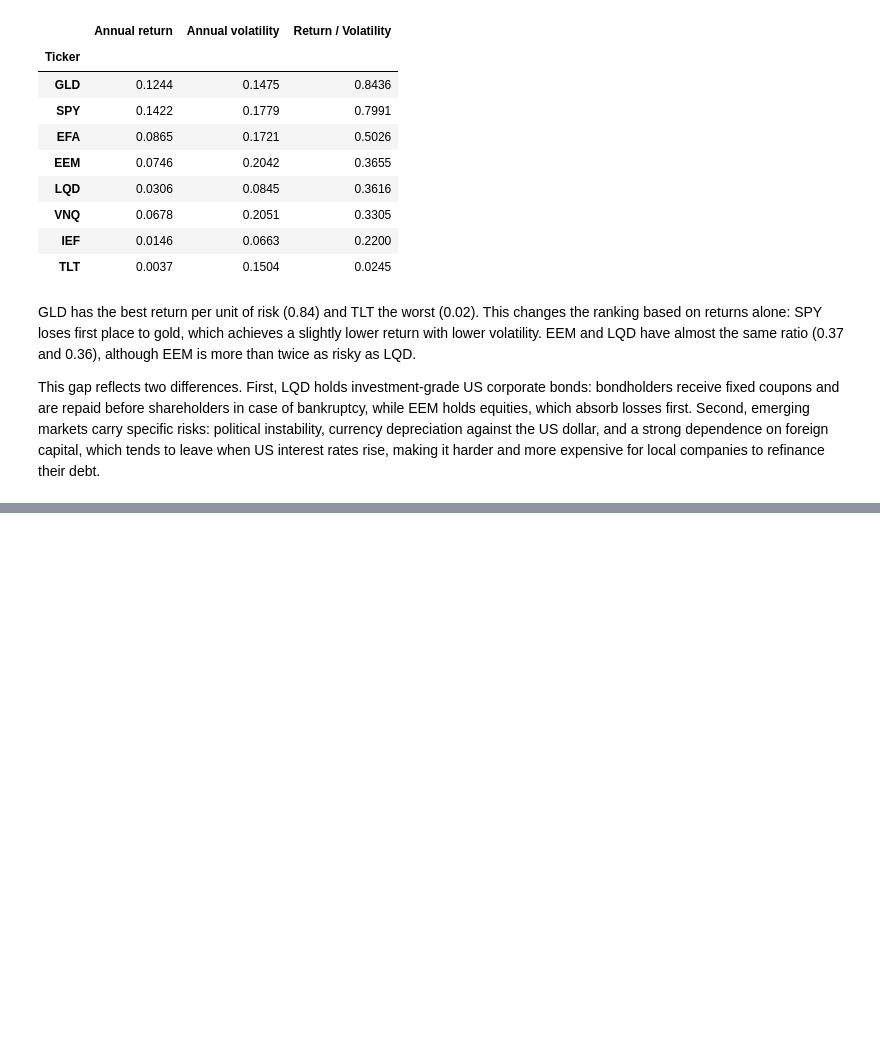
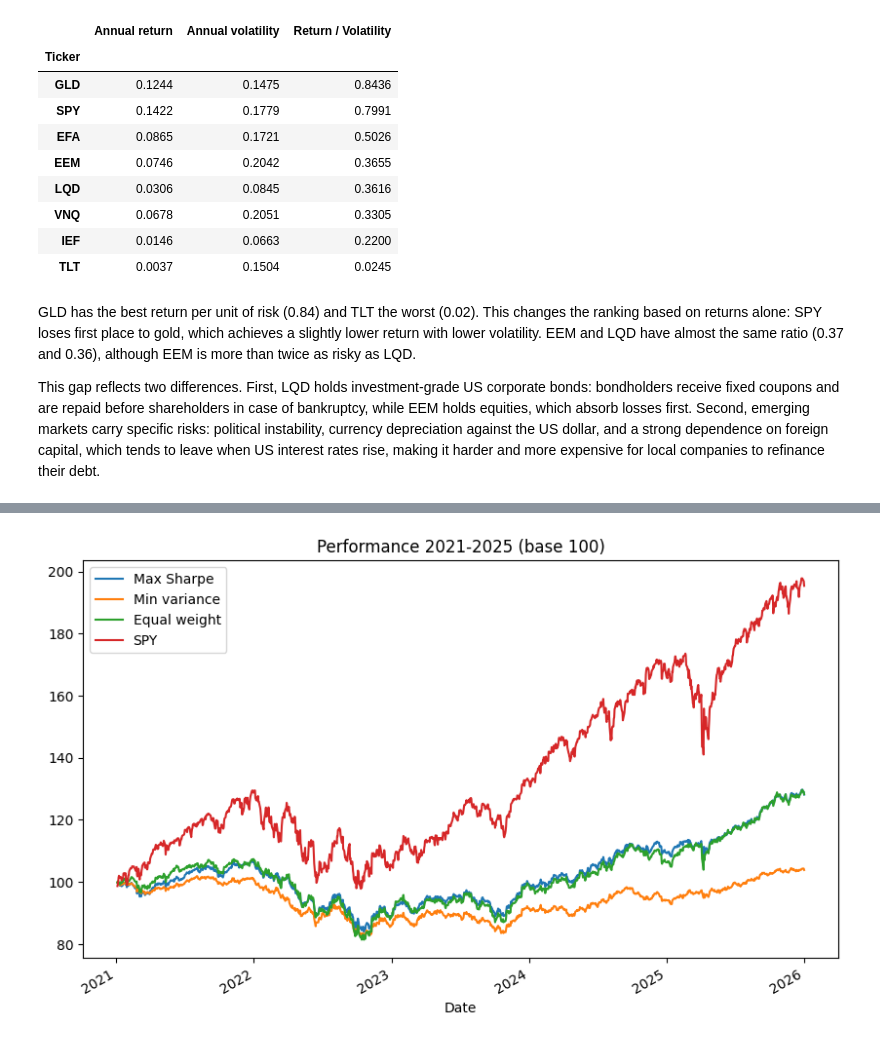
Before and after one commit to Elso-Palluault/portfolio-optimization, a Jupyter notebook: portfolio_optimization.ipynb, the cells around one changed output, grey strips where cells are left out. Cells and saved outputs as stored; diff of their text form; code cells hidden in the pictures; blank space fills up the shorter version.

```diff
--- a/portfolio_optimization.ipynb
+++ b/portfolio_optimization.ipynb
@@ -136,0 +315,11 @@ This gap reflects two differences. First, LQD holds investment-grade US corporat
+# %%
+train = returns.loc[:"2020-12-31"]
+test = returns.loc["2021-01-01":]
+
+mean_train = train.mean() * trading_days
+cov_train = train.cov() * trading_days
+
+w_minvar_train = min_variance(cov_train)
+w_sharpe_train = max_sharpe(mean_train, cov_train)
+
+pd.DataFrame({"Min variance": w_minvar_train, "Max Sharpe": w_sharpe_train}, index=returns.columns).round(3)
@@ -136,0 +337,12 @@ This gap reflects two differences. First, LQD holds investment-grade US corporat
+# %%
+strategies = pd.DataFrame()
+strategies["Max Sharpe"] = test.dot(w_sharpe_train)
+strategies["Min variance"] = test.dot(w_minvar_train)
+strategies["Equal weight"] = test.dot(w_equal)
+strategies["SPY"] = test["SPY"]
+
+wealth = (1 + strategies).cumprod() * 100
+wealth.plot(figsize=(10, 6), title="Performance 2021-2025 (base 100)")
+plt.show()
+# %% [output]
+[figure, added]
```
Also changed, not shown: parts of 24 cells of this notebook, 1 other file.
